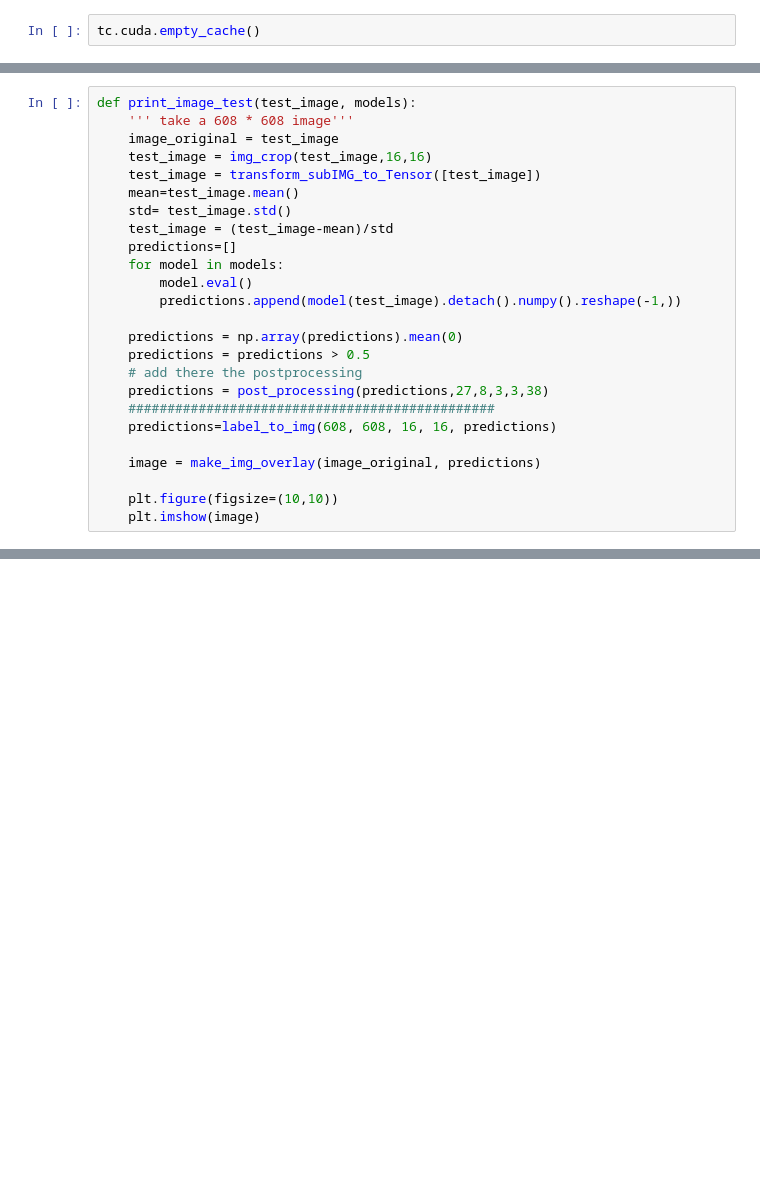
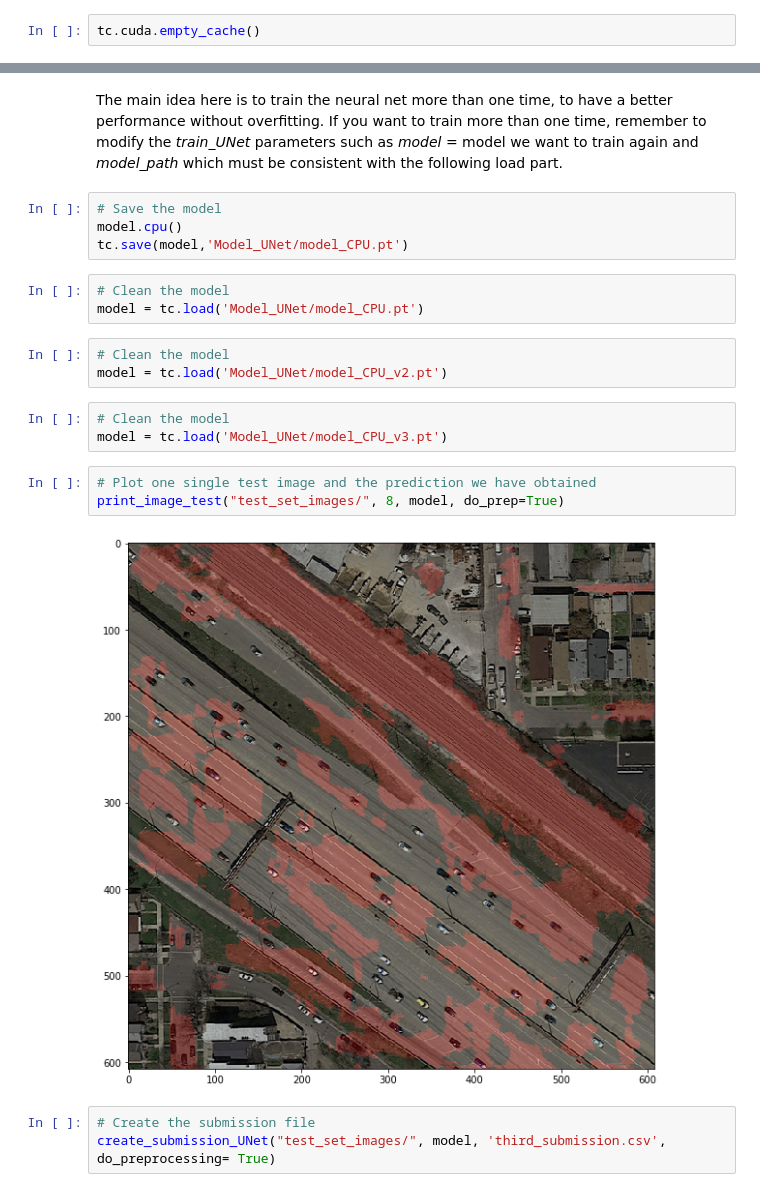
Before and after one commit to diegofiori/ML_RoadSegmentation, a Jupyter notebook: RUN.ipynb, the cells around one changed output, grey strips where cells are left out. Saved outputs shown, nothing was run; the diff lists cells and outputs as text; blank space fills up the shorter version.

Commit message:
New_submission

```diff
--- a/RUN.ipynb
+++ b/RUN.ipynb
@@ -226,25 +25,0 @@ plt.imshow(image_plot)
-# %%
-def print_image_test(test_image, models):
-    ''' take a 608 * 608 image'''
-    image_original = test_image
-    test_image = img_crop(test_image,16,16)
-    test_image = transform_subIMG_to_Tensor([test_image])
-    mean=test_image.mean()
-    std= test_image.std()
-    test_image = (test_image-mean)/std
-    predictions=[]
-    for model in models:
-        model.eval()
-        predictions.append(model(test_image).detach().numpy().reshape(-1,))
-
-    predictions = np.array(predictions).mean(0)
-    predictions = predictions > 0.5
-    # add there the postprocessing
-    predictions = post_processing(predictions,27,8,3,3,38)
-    ###############################################
-    predictions=label_to_img(608, 608, 16, 16, predictions)
-
-    image = make_img_overlay(image_original, predictions)
-
-    plt.figure(figsize=(10,10))
-    plt.imshow(image)
@@ -318,0 +47,23 @@ create_submission(imgs_test, models, w, h, 'first_submission.csv', '', normalize
+# %% [markdown]
+The main idea here is to train the neural net more than one time, to have a better performance without overfitting. If you want to train more than one time, remember to modify the *train_UNet* parameters such as *model* = model we want to train again and *model_path* which must be consistent with the following load part.
+# %%
+# Save the model
+model.cpu()
+tc.save(model,'Model_UNet/model_CPU.pt')
+# %%
+# Clean the model
+model = tc.load('Model_UNet/model_CPU.pt')
+# %%
+# Clean the model
+model = tc.load('Model_UNet/model_CPU_v2.pt')
+# %%
+# Clean the model
+model = tc.load('Model_UNet/model_CPU_v3.pt')
+# %%
+# Plot one single test image and the prediction we have obtained
+print_image_test("test_set_images/", 8, model, do_prep=True)
+# %% [output]
+[figure, added]
+# %%
+# Create the submission file
+create_submission_UNet("test_set_images/", model, 'third_submission.csv', do_preprocessing= True)
```
Also changed, not shown: parts of 21 cells of this notebook, 4 other files.
